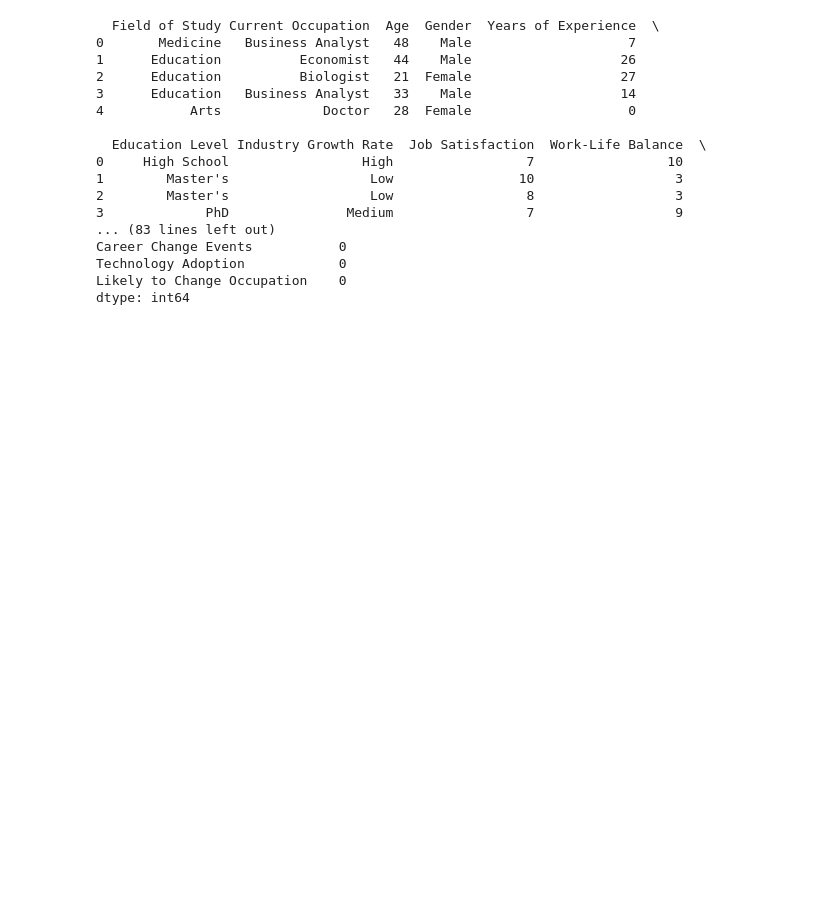
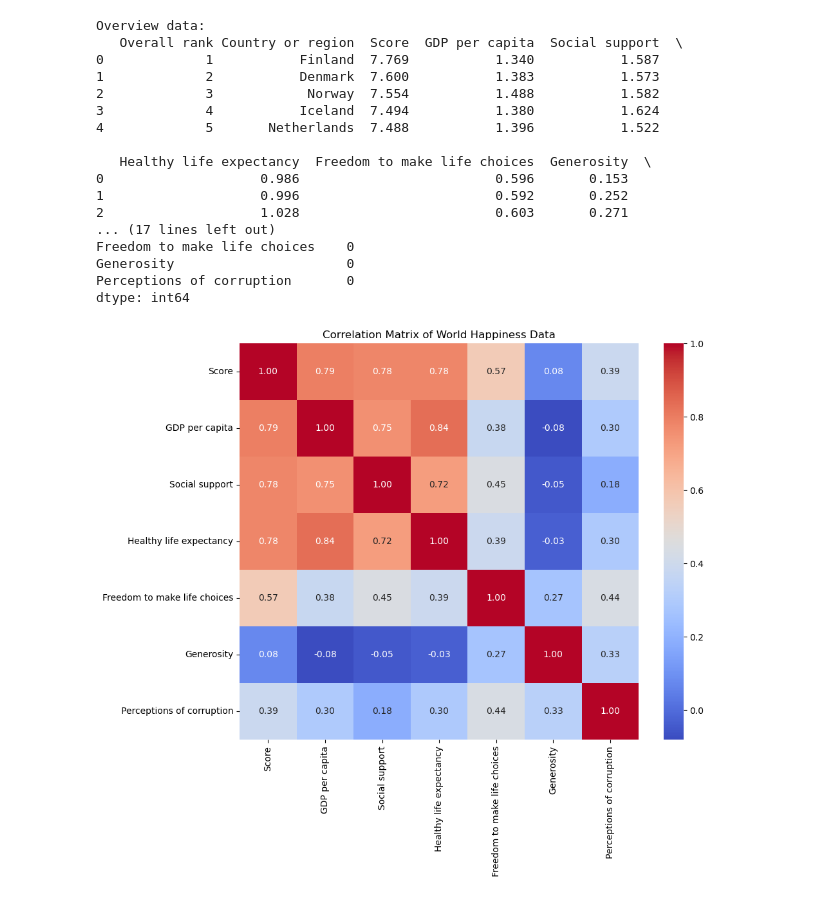
Before and after one commit to ChrisP2000/ML_Coursework, a Jupyter notebook: ML Coursework .ipynb, the cells around one changed output. Cells and saved outputs as stored; diff of their text form; code cells hidden in the pictures; blank space fills up the shorter version.

```diff
--- a/ML Coursework .ipynb
+++ b/ML Coursework .ipynb
@@ -1,50 +1,56 @@
 # %%
 import pandas as pd
-# Identify pattern or group with similar pattern
+import numpy as np # linear algebra
+import pandas as pd # data processing, CSV file I/O (e.g. pd.read_csv)
+import matplotlib.pyplot as plt
+import seaborn as sns
+from sklearn.model_selection import train_test_split, cross_val_score
+from sklearn.preprocessing import StandardScaler
+from sklearn.ensemble import RandomForestClassifier, GradientBoostingClassifier
+from sklearn.metrics import accuracy_score, precision_score, recall_score, f1_score, roc_auc_score, confusion_matrix
 
-# cleaning dataset
 
-# Load your dataset
-file_path = 'career_change_prediction_dataset.csv'
-data = pd.read_csv(file_path)
+import pandas as pd
 
-# View the first few rows and dataset info
-print(data.head())
+happiness_data = pd.read_csv('happiness_2019.csv')
 
-#checking datatypes
-print(data.info())
+print('Overview data:')
+print(happiness_data.head())
 
-# checking and printing null values
-print("Missing values before handling:\n", data.isnull().sum())
+# Check for missing values
+print("\nMissing Values:")
+print(happiness_data.isnull().sum())
 # %% [output]
-  Field of Study Current Occupation  Age  Gender  Years of Experience  \
-0       Medicine   Business Analyst   48    Male                    7
-1      Education          Economist   44    Male                   26
-2      Education          Biologist   21  Female                   27
-3      Education   Business Analyst   33    Male                   14
-4           Arts             Doctor   28  Female                    0
+Overview data:
+   Overall rank Country or region  Score  GDP per capita  Social support  \
+0             1           Finland  7.769           1.340           1.587
+1             2           Denmark  7.600           1.383           1.573
+2             3            Norway  7.554           1.488           1.582
+3             4           Iceland  7.494           1.380           1.624
+4             5       Netherlands  7.488           1.396           1.522
 
-  Education Level Industry Growth Rate  Job Satisfaction  Work-Life Balance  \
-0     High School                 High                 7                 10
-1        Master's                  Low                10                  3
-2        Master's                  Low                 8                  3
-3             PhD               Medium                 7                  9
-... (83 lines left out)
-Career Change Events           0
-Technology Adoption            0
-Likely to Change Occupation    0
+   Healthy life expectancy  Freedom to make life choices  Generosity  \
+0                    0.986                         0.596       0.153
+1                    0.996                         0.592       0.252
+2                    1.028                         0.603       0.271
+... (17 lines left out)
+Freedom to make life choices    0
+Generosity                      0
+Perceptions of corruption       0
 dtype: int64
 # %%
-# Encode Categorical Variables
-# One-hot encode nominal categorical columns
-data = pd.get_dummies(data, columns=['Field of Study', 'Gender', 'Current Occupation'], drop_first=True)
+# Select only numerical columns for the correlation matrix
+numerical_columns = ['Score', 'GDP per capita', 'Social support', 'Healthy life expectancy',
+                     'Freedom to make life choices', 'Generosity', 'Perceptions of corruption']
+data_numeric = happiness_data[numerical_columns]
 
-# Label encode ordinal categorical columns
-ordinal_columns = ['Education Level', 'Industry Growth Rate']
-ordinal_mappings = {
-    'Education Level': {'High School': 1, 'Bachelor\'s': 2, 'Master\'s': 3, 'PhD': 4},
-    'Industry Growth Rate': {'Low': 1, 'Medium': 2, 'High': 3}
-}
+# Compute the correlation matrix
+corr_matrix = data_numeric.corr()
 
-for col, mapping in ordinal_mappings.items():
-    data[col] = data[col].map(mapping)
+# Plot the heatmap of correlations
+plt.figure(figsize=(10, 8))
+sns.heatmap(corr_matrix, annot=True, cmap='coolwarm', fmt=".2f")
+plt.title("Correlation Matrix of World Happiness Data")
+plt.show()
+# %% [output]
+[figure, added]
```
Also changed, not shown: parts of 1 cell of this notebook, 8 other files.
